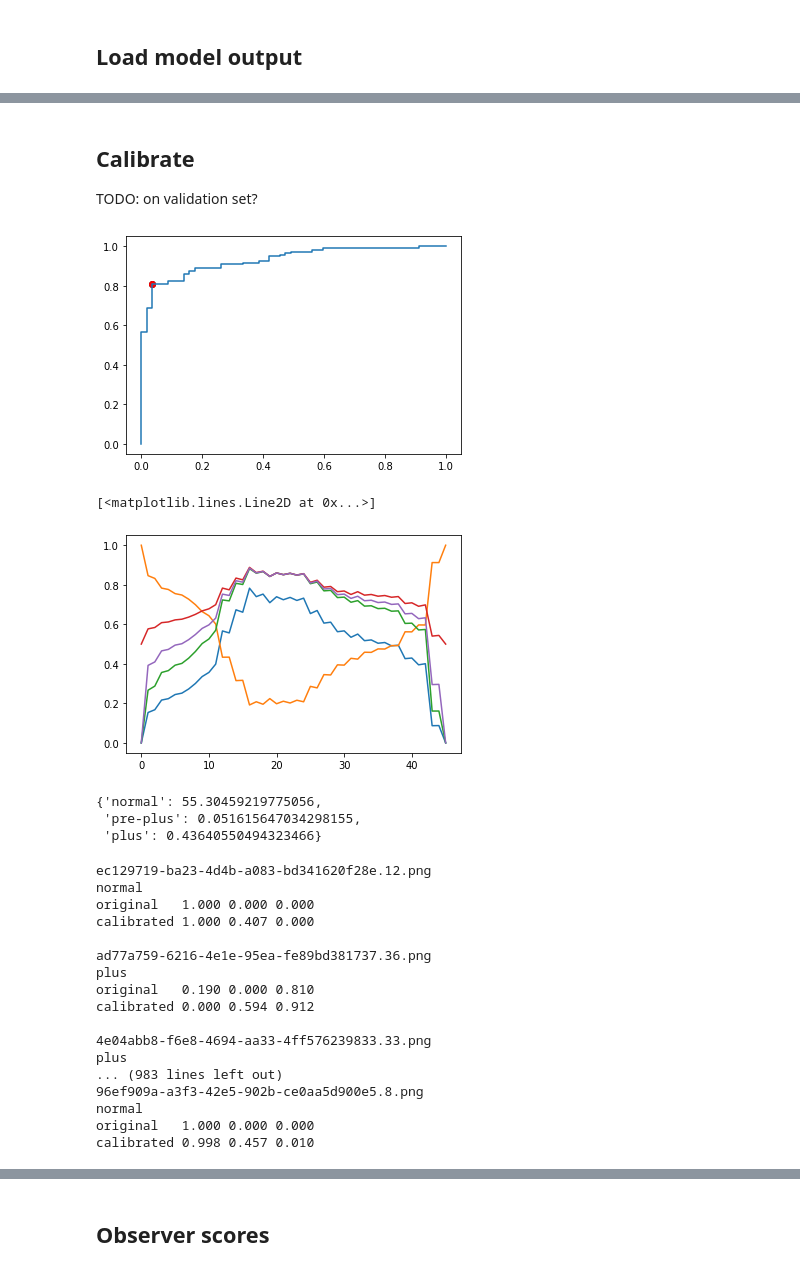
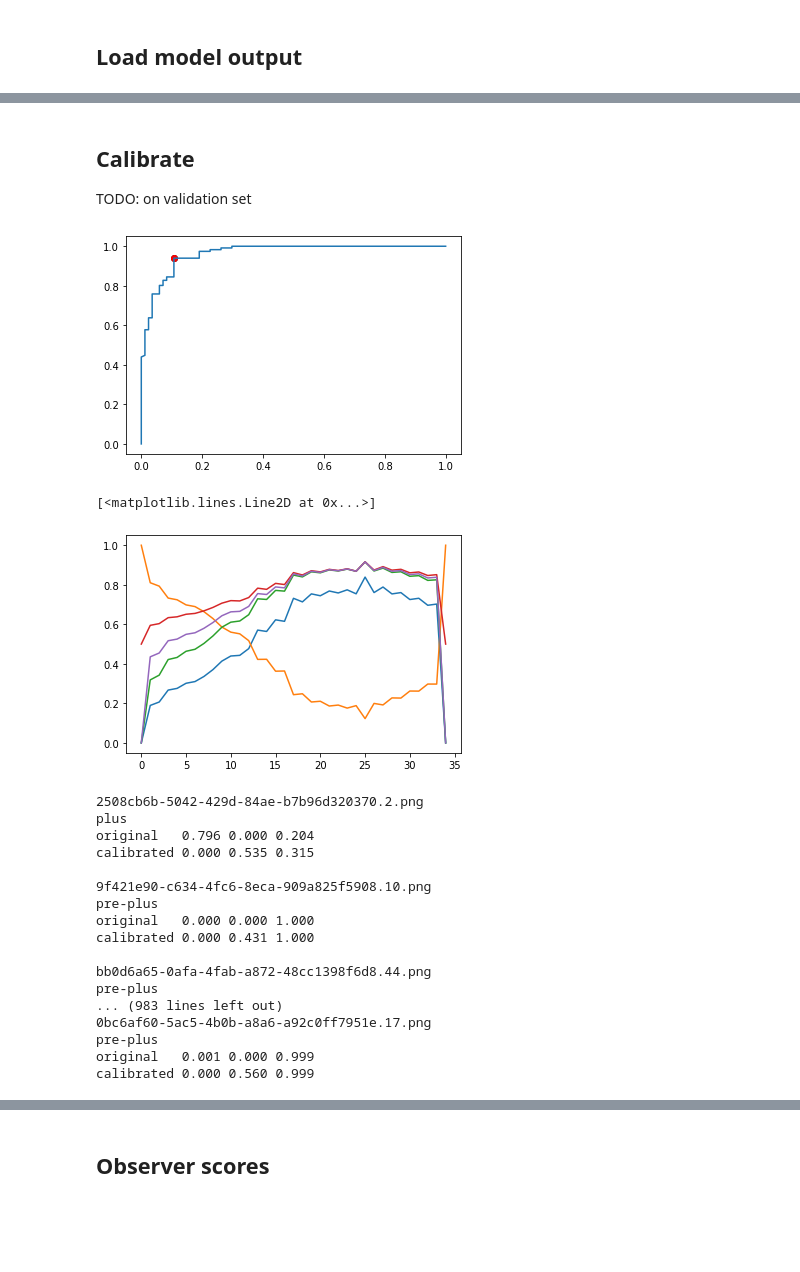
Before and after one commit to MoorfieldsInnovationLab/ROP, a Jupyter notebook: model_development/Evaluate.ipynb, the cells around one changed output, grey strips where cells are left out. Saved outputs shown, nothing was run; the diff lists cells and outputs as text; code cells hidden in the pictures; blank space fills up the shorter version.

```diff
--- a/model_development/Evaluate.ipynb
+++ b/model_development/Evaluate.ipynb
@@ -74,4 +71,4 @@ for row in grading_data:
 # %%
 # exclude GA and group
-all_observers = 'AMH', 'CH', 'HP', 'JR', 'JT', 'KP', 'MA', 'RH', 'SB'
+all_graders = 'AMH', 'CH', 'GA', 'JR', 'JT', 'HP', 'KP', 'MA', 'RH', 'SB'
 class_names = 'normal', 'pre-plus', 'plus'
@@ -82,3 +75,5 @@ reference_index = {filename: grading for filename, grading in zip(test_filenames
+# %%
+graders_full_set = {g for g in all_graders if all(all_gradings[g, f] in class_names for f in test_filenames)}
 # %% [markdown]
 ## Majority
 # %%
@@ -120,39 +112,41 @@ plt.show()
 # %% [markdown]
 ## Calibrate
-TODO: on validation set?
+TODO: on validation set
 # %%
+reference_grader = 'HP'
 class_name = 'normal'
-x = [all_gradings['GA', filename] == class_name for filename in test_filenames]
+
+x = [all_gradings[reference_grader, filename] == class_name for filename in test_filenames]
 y = [model_gradings[filename, class_name] for filename in test_filenames]
 fpr, tpr, threshold = metrics.roc_curve(x, y)
 plt.plot(fpr, tpr)
 
 product = [(1 - fp) * tp for fp, tp in zip(fpr, tpr)]
 i = np.argmax(product)
 plt.scatter(fpr[i], tpr[i], c='k')
 
 dist_to_corner = [np.sqrt(fp**2 + (1-tp)**2)
                   for fp, tp in zip(fpr, tpr)]
 i = np.argmin(dist_to_corner)
 plt.scatter(fpr[i], tpr[i], c='r')
 
 harmonic_mean = [(2 * (1-fp)*tp) / ((1-fp) + tp)
                   for fp, tp in zip(fpr, tpr)]
 
 arithmetic_mean = [((1-fp) + tp) / 2
                   for fp, tp in zip(fpr, tpr)]
 
 geometric_mean = [np.sqrt((1-fp)*tp)
                   for fp, tp in zip(fpr, tpr)]
 
 plt.show()
 plt.plot(product)
 plt.plot(dist_to_corner)
 plt.plot(harmonic_mean)
 plt.plot(arithmetic_mean)
 plt.plot(geometric_mean)
 # %% [output]
-[figure, old version]
+[figure, new version]
 [<matplotlib.lines.Line2D at 0x...>]
-[figure, old version]
+[figure, new version]
 # %%
@@ -165,12 +159,5 @@ def get_threshold(class_name):
                       for fp, tp in zip(fpr, tpr)]
     i = np.argmin(dist_to_corner)
     return threshold[i]
-# %%
-exponent = {class_name: - np.log(2) / np.log(get_threshold(class_name)) for class_name in class_names}
-exponent
-# %% [output]
-{'normal': 55.30459219775056,
- 'pre-plus': 0.051615647034298155,
- 'plus': 0.43640550494323466}
 # %%
 calibrated_scores = {}
@@ -181,4 +174,6 @@ for file in test_filenames:
 # %%
+set_calibrated_scores('HP')
+
 for file in test_filenames:
     print(file)
     print(all_gradings['majority', file])
@@ -186,21 +181,21 @@ for file in test_filenames:
     print('calibrated', '{:.3f} {:.3f} {:.3f}'.format(* [model_gradings[file, class_name]**exponent[class_name] for class_name in class_names]))
     print()
 # %% [output]
-ec129719-ba23-4d4b-a083-bd341620f28e.12.png
-normal
-original   1.000 0.000 0.000
-calibrated 1.000 0.407 0.000
+2508cb6b-5042-429d-84ae-b7b96d320370.2.png
+plus
+original   0.796 0.000 0.204
+calibrated 0.000 0.535 0.315
 
-ad77a759-6216-4e1e-95ea-fe89bd381737.36.png
-plus
-original   0.190 0.000 0.810
-calibrated 0.000 0.594 0.912
+9f421e90-c634-4fc6-8eca-909a825f5908.10.png
+pre-plus
+original   0.000 0.000 1.000
+calibrated 0.000 0.431 1.000
 
-4e04abb8-f6e8-4694-aa33-4ff576239833.33.png
-plus
+bb0d6a65-0afa-4fab-a872-48cc1398f6d8.44.png
+pre-plus
 ... (983 lines left out)
-96ef909a-a3f3-42e5-902b-ce0aa5d900e5.8.png
-normal
-original   1.000 0.000 0.000
-calibrated 0.998 0.457 0.010
+0bc6af60-5ac5-4b0b-a8a6-a92c0ff7951e.17.png
+pre-plus
+original   0.001 0.000 0.999
+calibrated 0.000 0.560 0.999
 # %%
```
Also changed, not shown: parts of 50 cells of this notebook.
